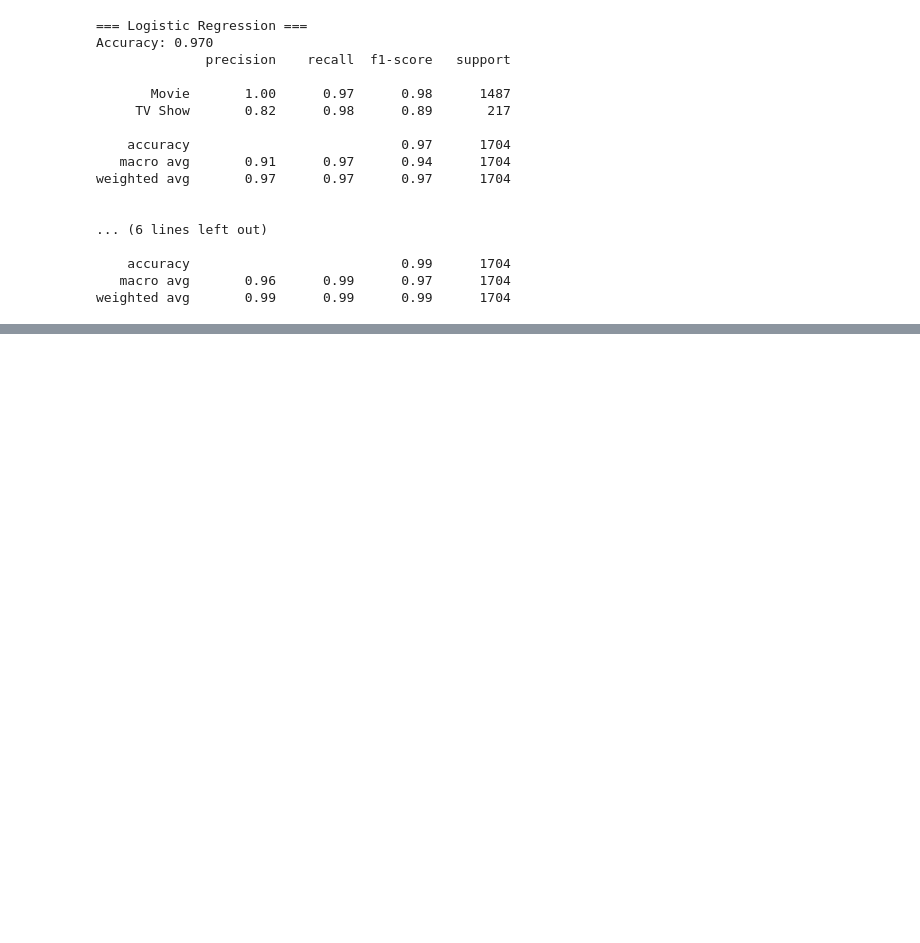
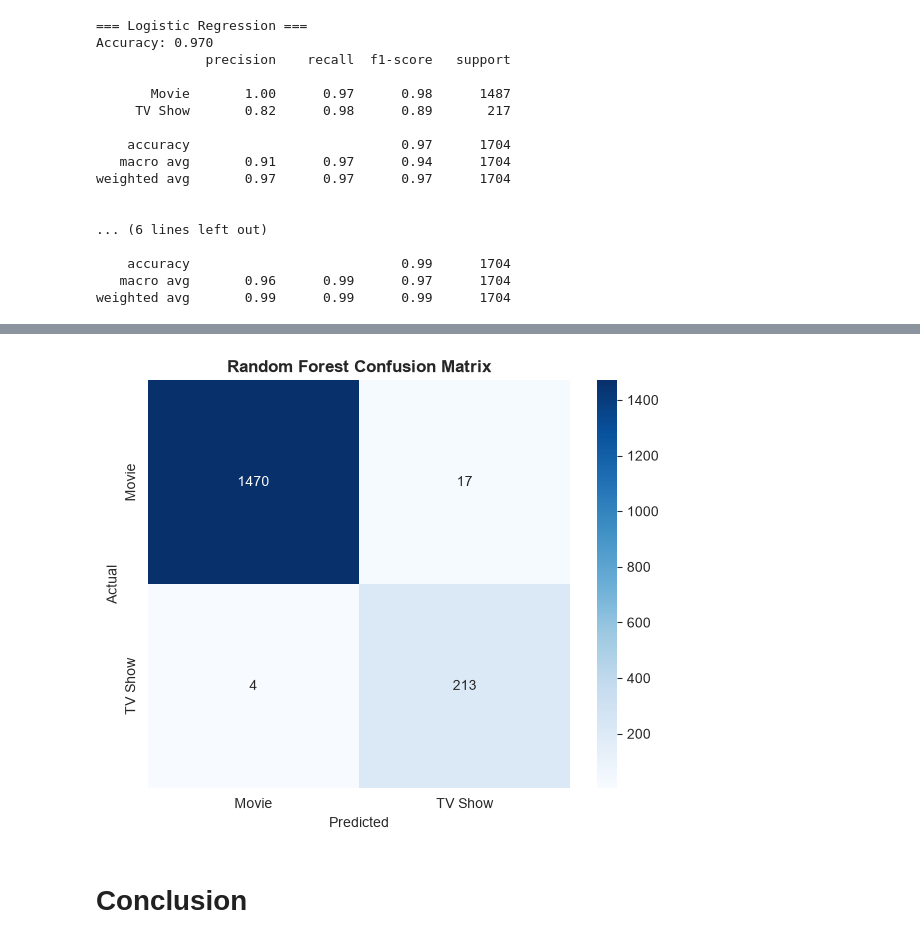
Before and after one commit to Engineer-purvesh18/Amazon_Analysis, a Jupyter notebook: AmazonPrime_Analysis.ipynb, the cells around one changed output, grey strips where cells are left out. Saved outputs shown, nothing was run; the diff lists cells and outputs as text; code cells hidden in the pictures; blank space fills up the shorter version.

```diff
--- a/AmazonPrime_Analysis.ipynb
+++ b/AmazonPrime_Analysis.ipynb
@@ -873,0 +899,15 @@ weighted avg       0.99      0.99      0.99      1704
+# %%
+# Confusion matrix for the better-performing model
+cm = confusion_matrix(y_test, rf_pred)
+fig, ax = plt.subplots(figsize=(6, 5))
+sns.heatmap(cm, annot=True, fmt='d', cmap='Blues',
+            xticklabels=['Movie', 'TV Show'], yticklabels=['Movie', 'TV Show'], ax=ax)
+ax.set_title('Random Forest Confusion Matrix', fontweight='bold')
+ax.set_xlabel('Predicted')
+ax.set_ylabel('Actual')
+plt.tight_layout()
+plt.show()
+# %% [output]
+[figure, added]
+# %% [markdown]
+# Conclusion
```
Also changed, not shown: parts of 1 cell of this notebook.
